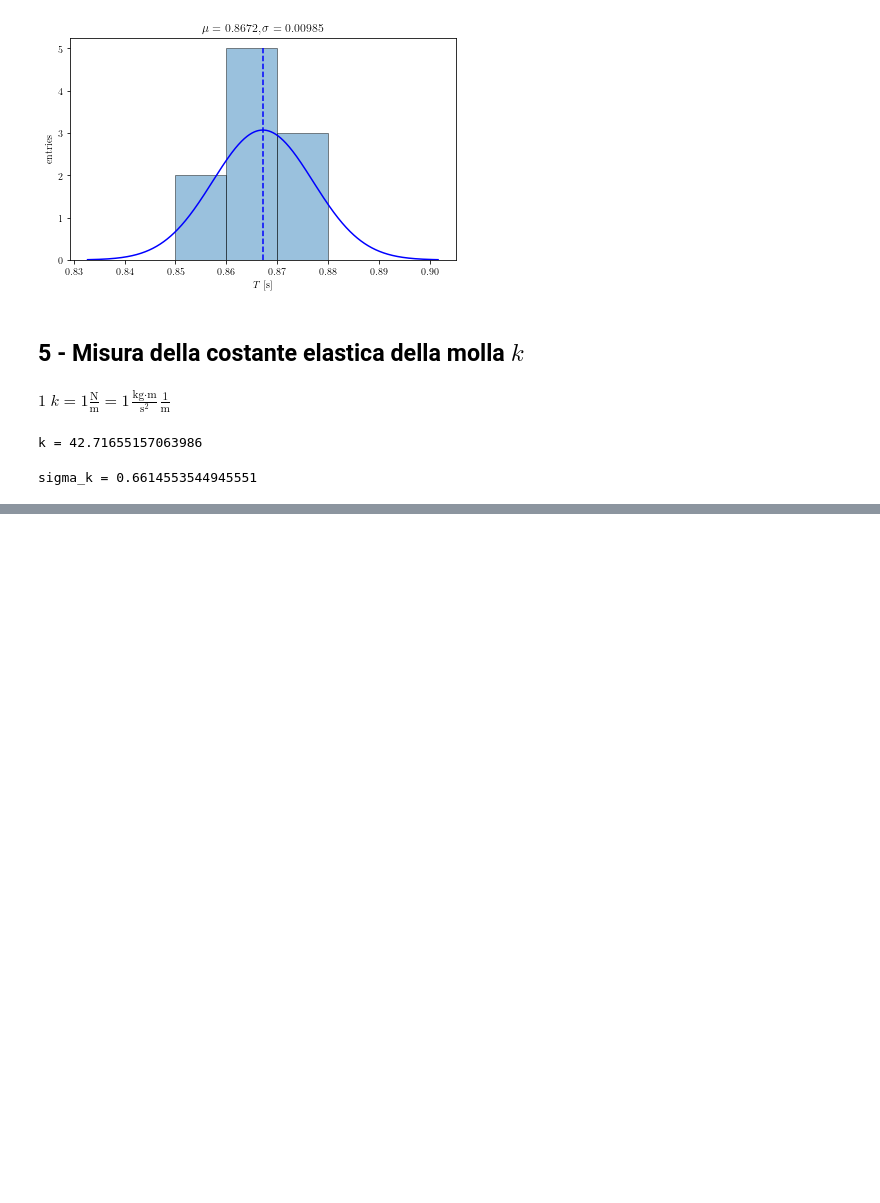
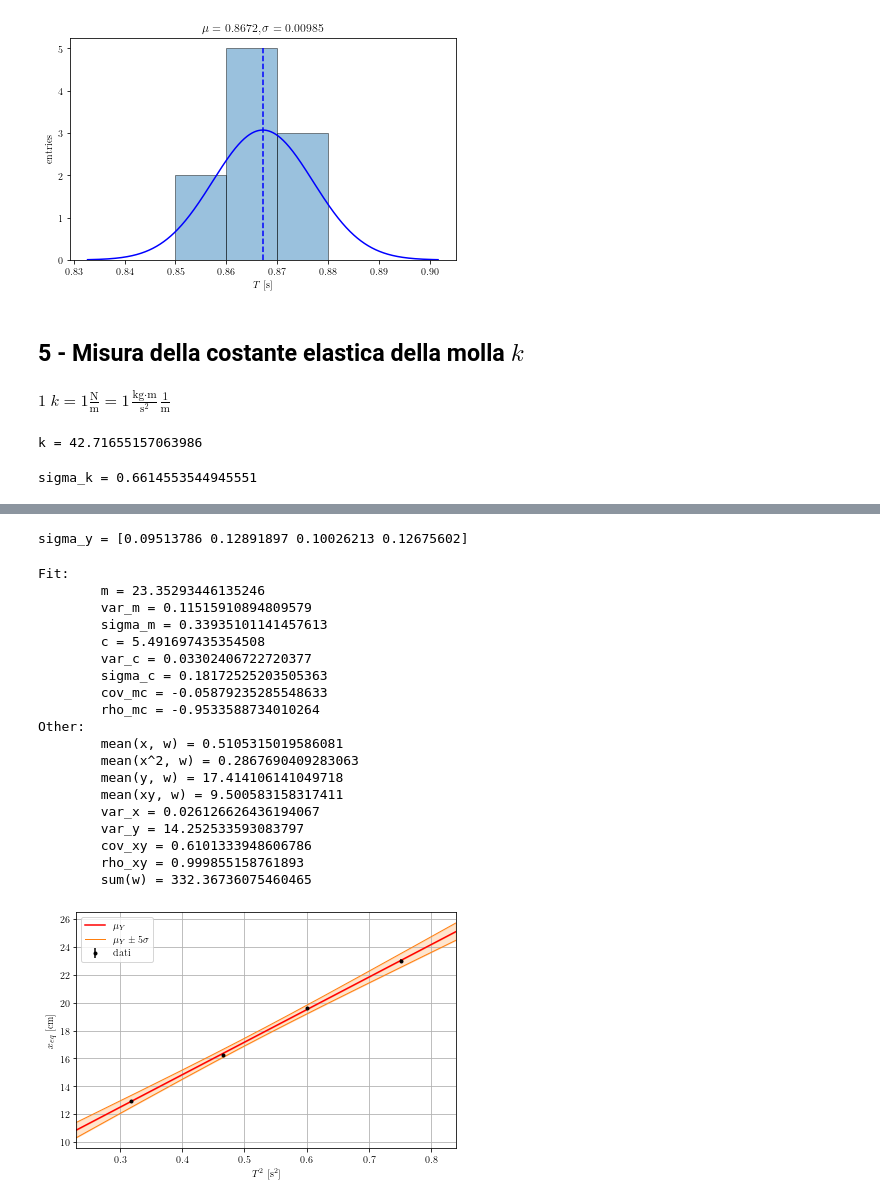
Before and after one commit to giuuliorusso/labcalc, a Jupyter notebook: LabMecc/PPI1-Molla/PPI1-Molla.ipynb, the cells around one changed output, grey strips where cells are left out. Cells and saved outputs as stored; diff of their text form; code cells hidden in the pictures; blank space fills up the shorter version.

```diff
--- a/LabMecc/PPI1-Molla/PPI1-Molla.ipynb
+++ b/LabMecc/PPI1-Molla/PPI1-Molla.ipynb
@@ -93,7 +94,8 @@ Xeq10    23.02
 dtype: float64
 # %%
 # Deviazione standard media xeq
-xeq.std(ddof=1) / np.sqrt(N)
+sigma_xeq = xeq.std(ddof=1) / np.sqrt(N)
+sigma_xeq
 # %% [output]
 Xeq4     0.013333
 Xeq6     0.015275
@@ -268,0 +273,12 @@ sigma_k = 0.6614553544945551
+# %%
+x = np.array(mu_T2)
+sigma_x = np.array(sigma_T2)
+
+y = np.array(mu_xeq)
+sigma_y = np.array(sigma_xeq)
+
+print(f"x = {x}")
+print(f"sigma_x = {sigma_x}\n")
+
+print(f"y = {y}")
+print(f"sigma_y = {sigma_y}")
@@ -268,0 +291,2 @@ sigma_k = 0.6614553544945551
+# %%
+fit = linear_fit(x, y, sigma_y)
@@ -268,0 +303,38 @@ sigma_k = 0.6614553544945551
+# %%
+sigma_y = sqrt(sigma_y ** 2 + (fit.m * sigma_x) ** 2)
+print(f"sigma_y = {sigma_y}")
+# %% [output]
+sigma_y = [0.09513786 0.12891897 0.10026213 0.12675602]
+# %%
+# Fit
+
+fit = plot_linear_fit(
+    x, y, sigma_y,
+    xlabel="$T^2$ [s$^2$]",
+    ylabel="$x_{eq}$ [cm]",
+    sigmas=[5],
+    verbosity=2
+)
+
+plt.savefig("Images/Fit.pdf")
+# %% [output]
+Fit:
+        m = 23.35293446135246
+        var_m = 0.11515910894809579
+        sigma_m = 0.33935101141457613
+        c = 5.491697435354508
+        var_c = 0.03302406722720377
+        sigma_c = 0.18172525203505363
+        cov_mc = -0.05879235285548633
+        rho_mc = -0.9533588734010264
+Other:
+        mean(x, w) = 0.5105315019586081
+        mean(x^2, w) = 0.2867690409283063
+        mean(y, w) = 17.414106141049718
+        mean(xy, w) = 9.500583158317411
+        var_x = 0.026126626436194067
+        var_y = 14.252533593083797
+        cov_xy = 0.6101333948606786
+        rho_xy = 0.999855158761893
+        sum(w) = 332.36736075460465
+[figure, added]
```
Also changed, not shown: parts of 11 cells of this notebook, 5 other files.
